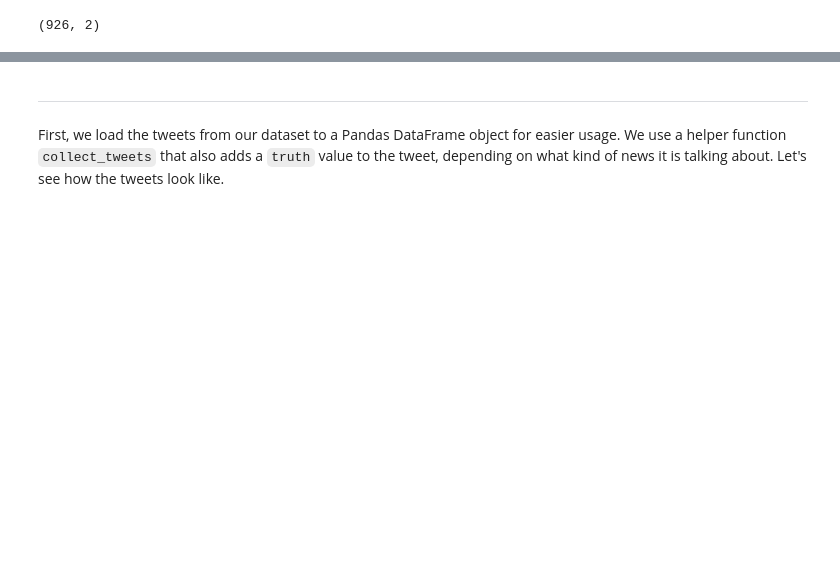
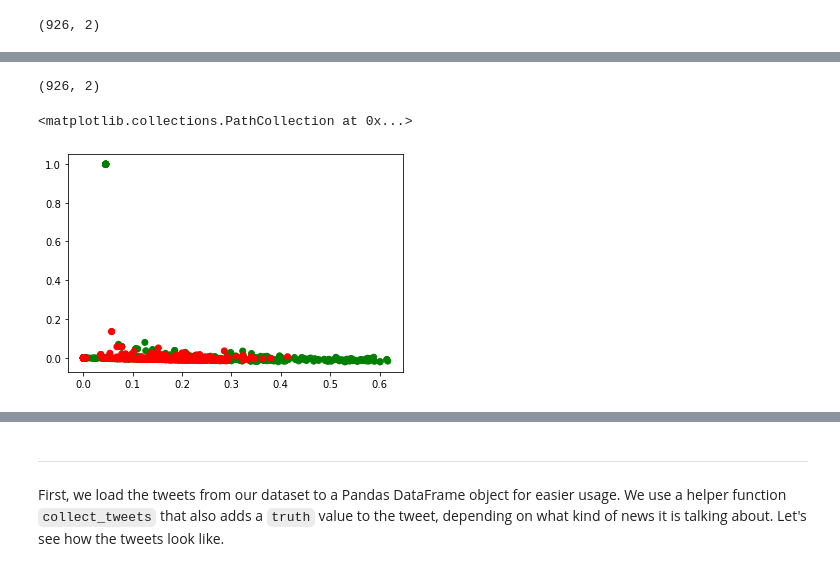
Before and after one commit to jakobzmrzlikar/fake-news-analysis, a Jupyter notebook: FakeNews/fakenews.ipynb, the cells around one changed output, grey strips where cells are left out. Cells and saved outputs as stored; diff of their text form; code cells hidden in the pictures; blank space fills up the shorter version.

```diff
--- a/FakeNews/fakenews.ipynb
+++ b/FakeNews/fakenews.ipynb
@@ -162,0 +288,4 @@ array(["''", "''a", "''i", ..., '\ufeff', '🇺🇸mflynnjr🇺🇸', '💎stock
+# %%
+tf_idf_transformer = TfidfTransformer()
+embedding = tf_idf_transformer.fit_transform(embedding)
+embedding
@@ -162,0 +312,11 @@ array(["''", "''a", "''i", ..., '\ufeff', '🇺🇸mflynnjr🇺🇸', '💎stock
+# %%
+pca = TruncatedSVD(n_components=2, random_state=random_state)
+projection = pca.fit_transform(embedding)
+projection.shape
+# %% [output]
+(926, 2)
+# %%
+plt.scatter(projection[:, 0], projection[:, 1], c=colors)
+# %% [output]
+<matplotlib.collections.PathCollection at 0x...>
+[figure, added]
```
Also changed, not shown: parts of 40 cells of this notebook, 1 other file.
